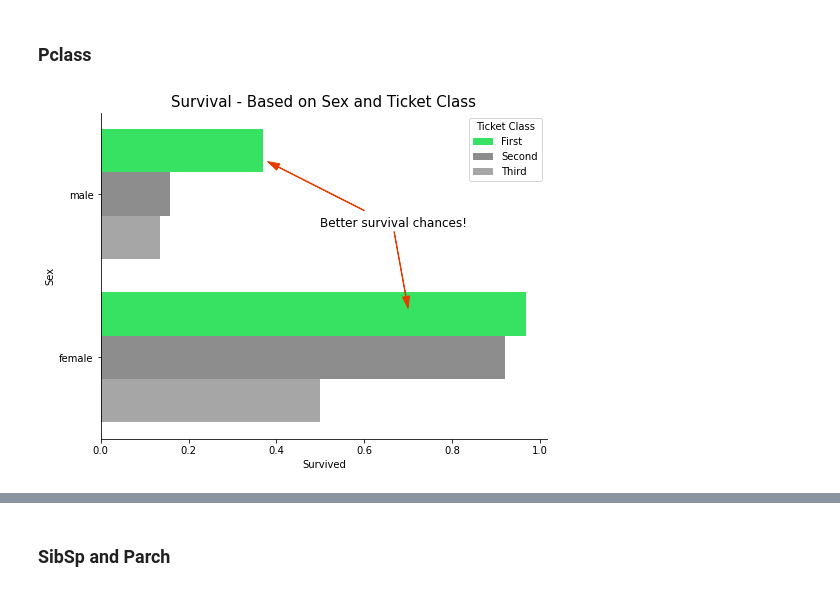
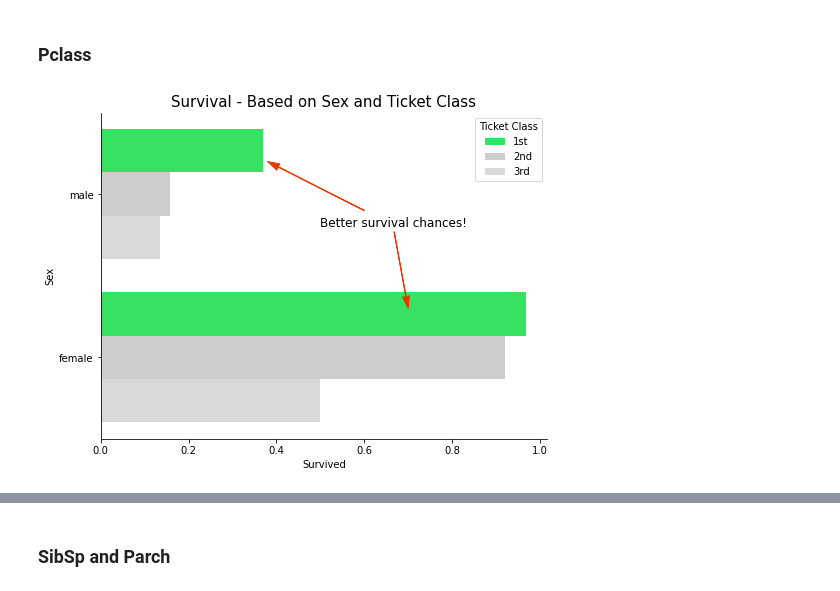
Before and after one commit to nishantnayar/Titanic, a Jupyter notebook: Titanic.ipynb, the cells around one changed output, grey strips where cells are left out. Drawn from its saved outputs; the diff is of its cells as text; code cells hidden in the pictures.

```diff
--- a/Titanic.ipynb
+++ b/Titanic.ipynb
@@ -218,29 +219,29 @@ fig.savefig('./img/Embarkation.png', transparent=True)
 # %% [markdown]
 ### Pclass
-# %%
-#palette = sns.color_palette("Blues")
-#palette.reverse()
-colors = ['#1AFF54',  '#8D8D8D', '#A6A6A6']
-sns.set_palette(sns.color_palette(colors))
-fig, axes = plt.subplots(figsize=(8, 6))
-ax=sns.barplot(x='Survived',
-            y='Sex',
-            hue = 'Pclass',
-            data=train_df,
-              ci=0)
-ax.spines['top'].set_visible(False)
-ax.spines['right'].set_visible(False)
-ax.spines['left'].set_visible(True)
-ax.spines['bottom'].set_visible(True)
-ax.annotate('Better survival chances!', xy=(0.7, 0.7), xytext=(0.5, 0.2),
-            fontsize=12,
-            arrowprops={'width':0.4,'headwidth':7,'color':'#E63A00'})
-ax.annotate('',xy=(0.38, -0.2), xytext=(0.6, 0.1),
-                        arrowprops={'width':0.4,'headwidth':7,'color':'#E63A00'})
-ax.set_title('Survival - Based on Sex and Ticket Class', fontsize=15)
-legend_labels, _= ax.get_legend_handles_labels()
-ax.legend(legend_labels, ['First','Second','Third'],title='Ticket Class')
-fig.savefig('./img/Sex-Ticket.png', transparent=True)
-# %% [output]
-[figure, removed]
+# %%
+#palette = sns.color_palette("Blues")
+#palette.reverse()
+colors = ['#1AFF54',  '#CDCDCD', '#D9D9D9']
+sns.set_palette(sns.color_palette(colors))
+fig, axes = plt.subplots(figsize=(8, 6))
+ax=sns.barplot(x='Survived',
+            y='Sex',
+            hue = 'Pclass',
+            data=train_df,
+              ci=0)
+ax.spines['top'].set_visible(False)
+ax.spines['right'].set_visible(False)
+ax.spines['left'].set_visible(True)
+ax.spines['bottom'].set_visible(True)
+ax.annotate('Better survival chances!', xy=(0.7, 0.7), xytext=(0.5, 0.2),
+            fontsize=12,
+            arrowprops={'width':0.4,'headwidth':7,'color':'#E63A00'})
+ax.annotate('',xy=(0.38, -0.2), xytext=(0.6, 0.1),
+                        arrowprops={'width':0.4,'headwidth':7,'color':'#E63A00'})
+ax.set_title('Survival - Based on Sex and Ticket Class', fontsize=15)
+legend_labels, _= ax.get_legend_handles_labels()
+ax.legend(legend_labels, ['1st','2nd','3rd'],title='Ticket Class')
+fig.savefig('./img/Sex-Ticket.png', transparent=True)
+# %% [output]
+[figure, added]
 # %%
```
Also changed, not shown: parts of 36 cells of this notebook, 6 other files.
